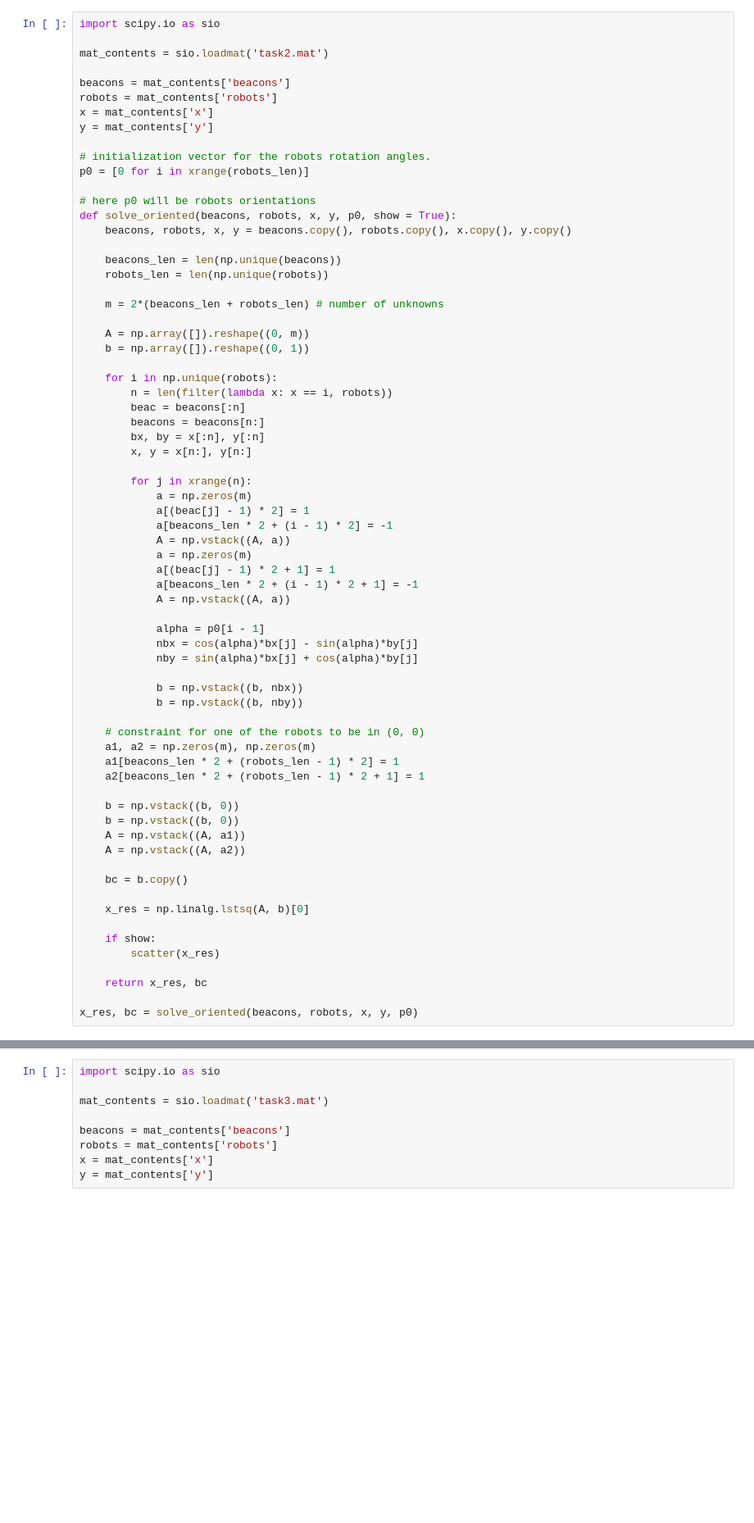
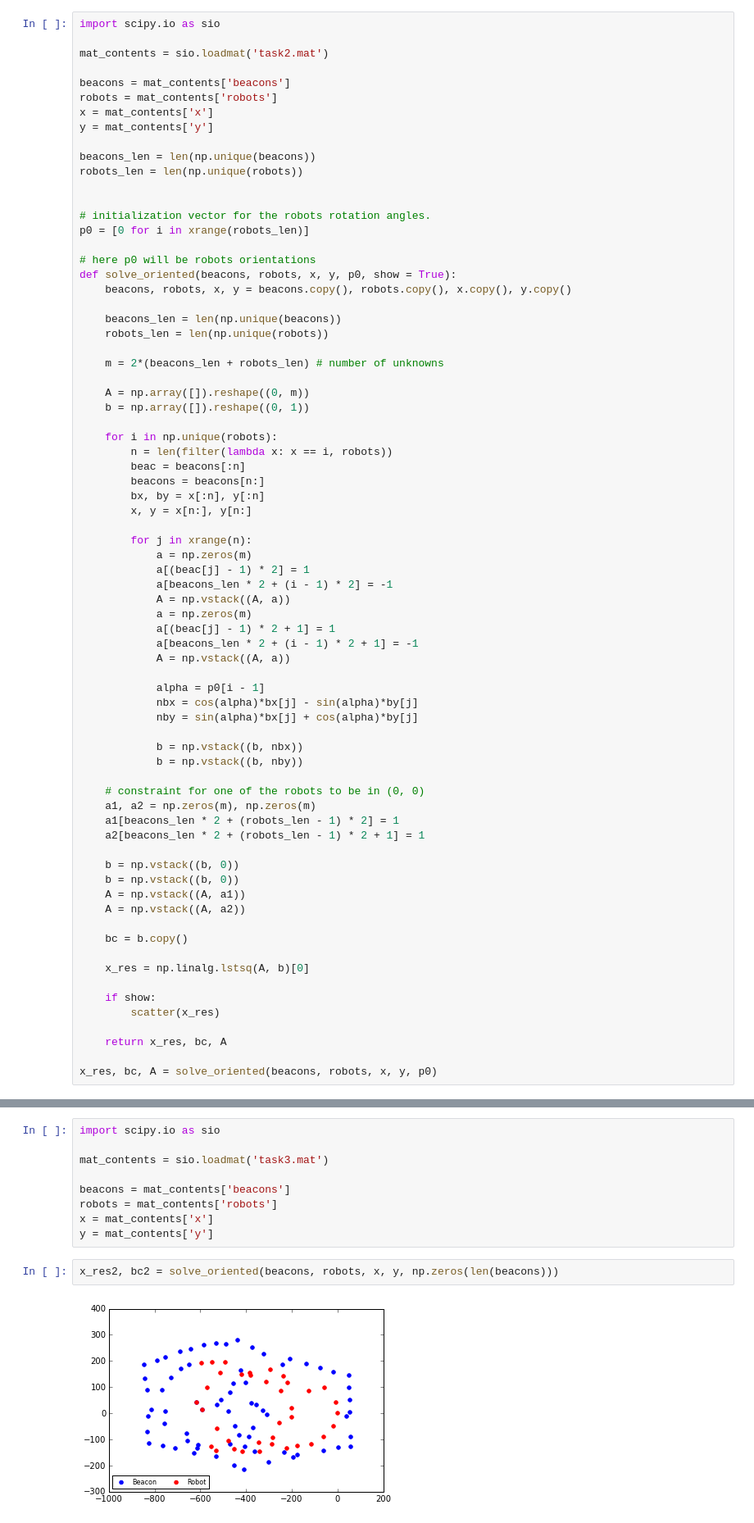
Before and after one commit to ivanovak/SK_OM2015, a Jupyter notebook: Assignment4/task.ipynb, the cells around one changed output, grey strips where cells are left out. Shown at 82% size. Drawn from its saved outputs; the diff is of its cells as text; blank space fills up the shorter version.

```diff
--- a/Assignment4/task.ipynb
+++ b/Assignment4/task.ipynb
@@ -116,6 +116,10 @@ beacons = mat_contents['beacons']
 robots = mat_contents['robots']
 x = mat_contents['x']
 y = mat_contents['y']
+
+beacons_len = len(np.unique(beacons))
+robots_len = len(np.unique(robots))
+
 
 # initialization vector for the robots rotation angles.
 p0 = [0 for i in xrange(robots_len)]
@@ -173,9 +177,9 @@ def solve_oriented(beacons, robots, x, y, p0, show = True):
     if show:
         scatter(x_res)
 
-    return x_res, bc
+    return x_res, bc, A
 
-x_res, bc = solve_oriented(beacons, robots, x, y, p0)
+x_res, bc, A = solve_oriented(beacons, robots, x, y, p0)
 # %% [output]
 [figure]
 # %% [markdown]
@@ -270,3 +287,7 @@ beacons = mat_contents['beacons']
 robots = mat_contents['robots']
 x = mat_contents['x']
 y = mat_contents['y']
+# %%
+x_res2, bc2 = solve_oriented(beacons, robots, x, y, np.zeros(len(beacons)))
+# %% [output]
+[figure, added]
```
Also changed, not shown: parts of 8 cells of this notebook.
